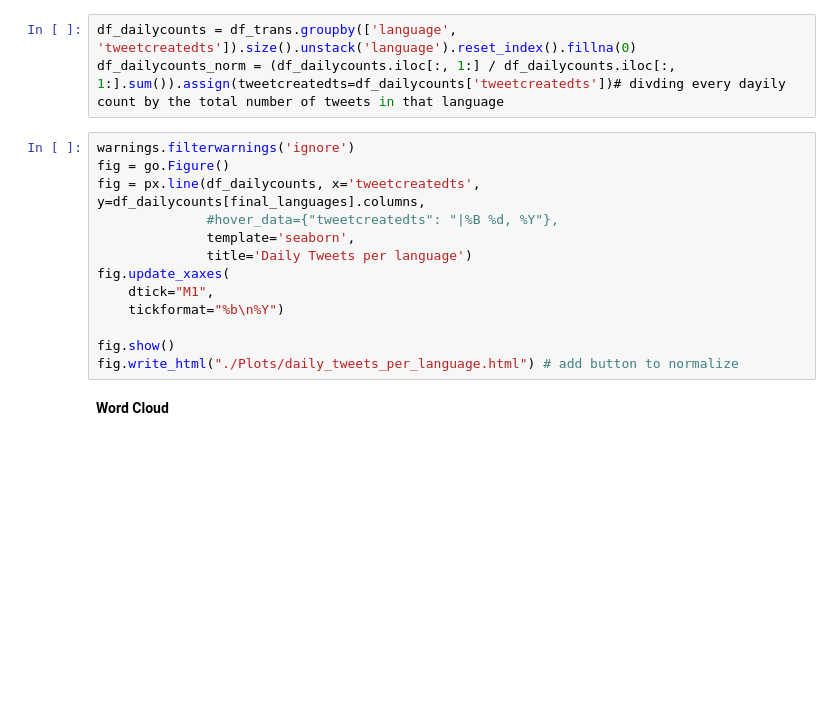
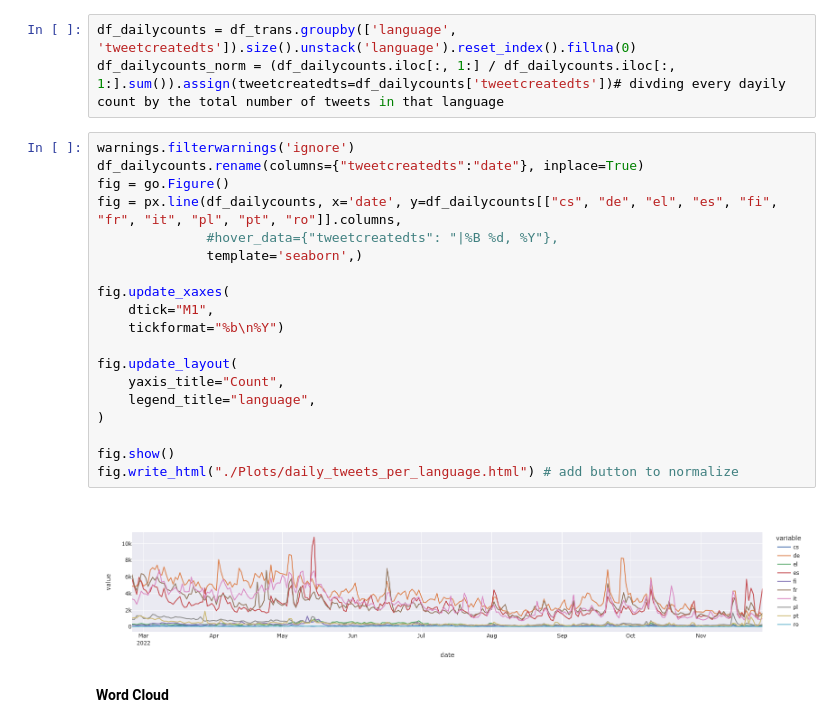
Before and after one commit to elyxlz/Ukraine-Twitter-Analysis, a Jupyter notebook: analysis.ipynb, the cells around one changed output. Drawn from its saved outputs; the diff is of its cells as text; blank space fills up the shorter version.

```diff
--- a/analysis.ipynb
+++ b/analysis.ipynb
@@ -199,17 +199,25 @@ df_dailycounts = df_trans.groupby(['language', 'tweetcreatedts']).size().unstack
 df_dailycounts_norm = (df_dailycounts.iloc[:, 1:] / df_dailycounts.iloc[:, 1:].sum()).assign(tweetcreatedts=df_dailycounts['tweetcreatedts'])# divding every dayily count by the total number of tweets in that language
 # %%
 warnings.filterwarnings('ignore')
+df_dailycounts.rename(columns={"tweetcreatedts":"date"}, inplace=True)
 fig = go.Figure()
-fig = px.line(df_dailycounts, x='tweetcreatedts', y=df_dailycounts[final_languages].columns,
+fig = px.line(df_dailycounts, x='date', y=df_dailycounts[["cs", "de", "el", "es", "fi", "fr", "it", "pl", "pt", "ro"]].columns,
               #hover_data={"tweetcreatedts": "|%B %d, %Y"},
-              template='seaborn',
-              title='Daily Tweets per language')
+              template='seaborn',)
+
 fig.update_xaxes(
     dtick="M1",
     tickformat="%b\n%Y")
 
+fig.update_layout(
+    yaxis_title="Count",
+    legend_title="language",
+)
+
 fig.show()
 fig.write_html("./Plots/daily_tweets_per_language.html") # add button to normalize
+# %% [output]
+[figure, added]
 # %% [markdown]
 **Word Cloud**
 # %%
```
Also changed, not shown: parts of 10 cells of this notebook, 6 other files.
